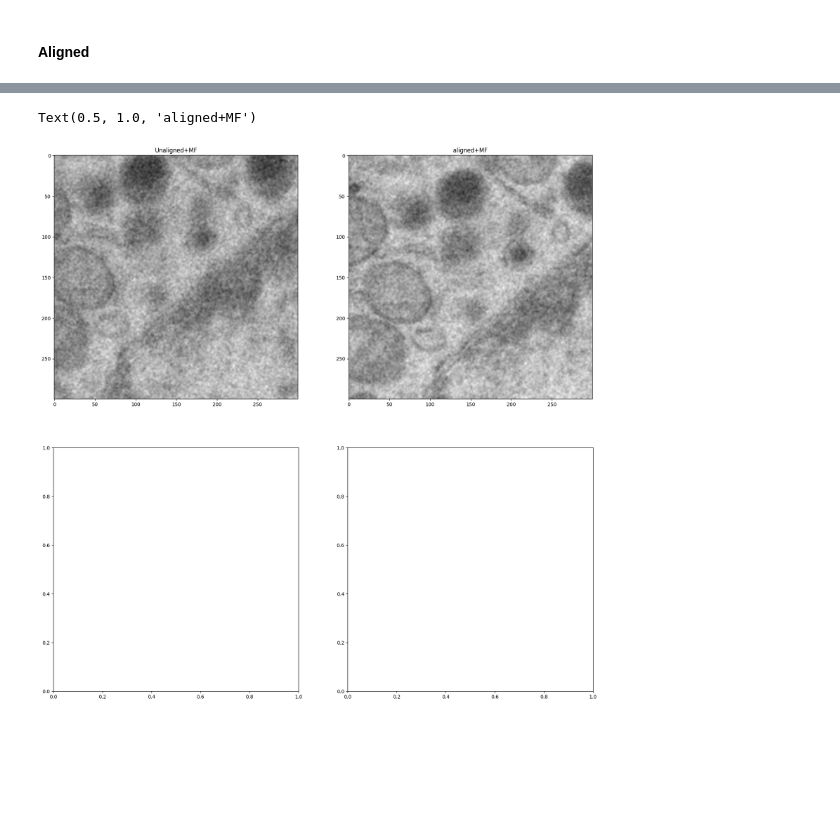
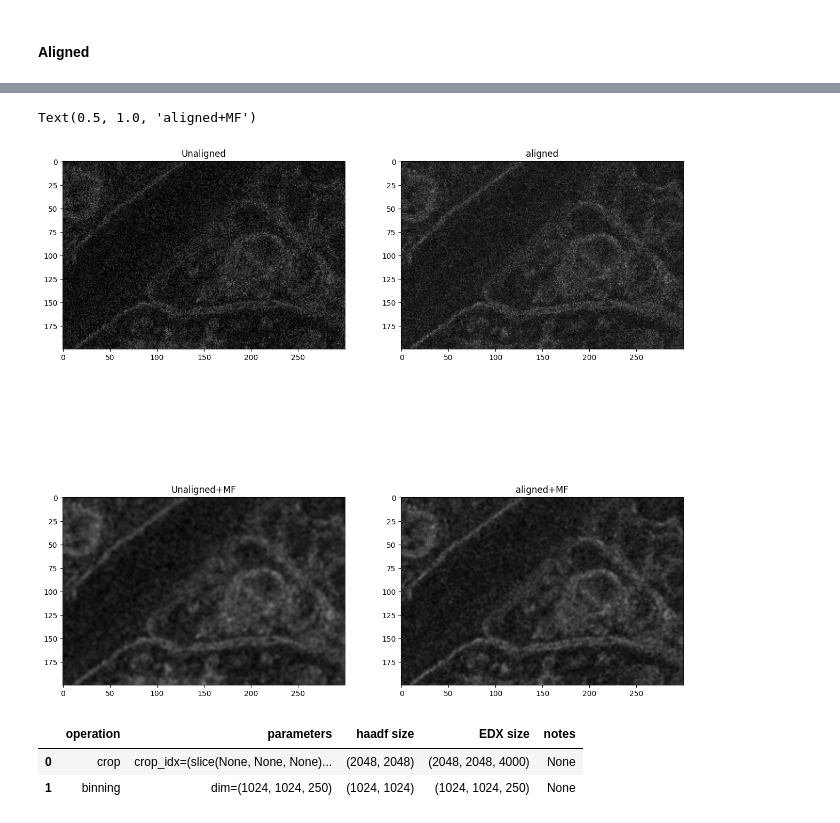
Before and after one commit to amjams/PreHyperspectralEDX, a Jupyter notebook: preprocessing_basic/05_b_alignment_SOFIMA.ipynb, the cells around one changed output, grey strips where cells are left out. Saved outputs shown, nothing was run; the diff lists cells and outputs as text; code cells hidden in the pictures; blank space fills up the shorter version.

```diff
--- a/preprocessing_basic/05_b_alignment_SOFIMA.ipynb
+++ b/preprocessing_basic/05_b_alignment_SOFIMA.ipynb
@@ -72,4 +113,4 @@ with open(f"results/sofima_transforms/{timestamp}_sof_object.pkl", "wb") as f:
 # %%
 import dill as pickle
-with open(f"results/sofima_transforms/20251126_135406_sof_object.pkl", "rb") as f:
+with open(f"results/sofima_transforms/20251201_104453_sof_object.pkl", "rb") as f:
     sof_obj = pickle.load(f)
@@ -136,0 +179,6 @@ Check haadf and edx shapes:  (1948, 1948, 250) (1948, 1948)
+# %%
+del tile_2
+with open('results/preprocessed_edx/20251201_142554_tile_aligned.pkl', 'rb') as file:
+    tile_2 = pickle.load(file)
+
+tile_2.summary()
@@ -139,5 +203,7 @@ Check haadf and edx shapes:  (1948, 1948, 250) (1948, 1948)
 # %%
-tile_3 = tile_1.apply("PCA_bm3d",
-                      parameters={"k": 0, "sigma": 0.1, "poisson": False, "std_scale": True},copy_instance=True)
-tile_4 = tile_2.apply("PCA_bm3d",
-                      parameters={"k": 0, "sigma": 0.1, "poisson": False, "std_scale": True},copy_instance=True)
+tile_3 = tile_1.apply("MeanFilterEDX", parameters={"kernel_size": 3},copy_instance='True')
+tile_4 = tile_2.apply("MeanFilterEDX", parameters={"kernel_size": 3},copy_instance='True')
+
+tiles = [tile_1,tile_2,tile_3,tile_4]
+for tile in tiles:
+    print(tile.summary())
@@ -144,24 +228,28 @@ tile_4 = tile_2.apply("PCA_bm3d",
 # %%
-bands = [3,3,3]
-f, ax = plt.subplots(2,2,figsize=(20,20))
-#x1,x2,y1,y2 = [200,450,150,400]
-x1,x2,y1,y2 = [600,900,600,900]
+bands = [25,25,25]
+f, ax = plt.subplots(2,2,figsize=(15,15))
+x1,x2,y1,y2 = [200,400,150,450]
+#x1,x2,y1,y2 = [800,970,800,970]
+#x1,x2,y1,y2 = [0,1024,0,1024]
+
 
 #ax[0][0].imshow(tile_1.FalseColor(bands)[x1:x2,y1:y2,:])
-ax[0][0].imshow(tile_1.FalseColor(bands)[pad_remove:2048-pad_remove,pad_remove:2048-pad_remove,:][x1:x2,y1:y2,:])
-
+ax[0][0].imshow(tile_1.FalseColor(bands)[x1:x2,y1:y2,:])
 ax[0][1].imshow(tile_2.FalseColor(bands)[x1:x2,y1:y2,:])
 
+ax[1][0].imshow(tile_3.FalseColor(bands)[x1:x2,y1:y2,:])
+ax[1][1].imshow(tile_4.FalseColor(bands)[x1:x2,y1:y2,:])
 
-
-#ax[1][0].imshow(tile_3.FalseColor(bands)[pad_remove:2048-pad_remove,pad_remove:2048-pad_remove,:][x1:x2,y1:y2,:])
-#ax[1][1].imshow(tile_4.FalseColor(bands)[x1:x2,y1:y2,:])
-
-ax[0][0].set_title('Unaligned+MF')
-ax[0][1].set_title('aligned+MF')
-#ax[1][0].set_title('Unaligned+MF+denoise')
-#ax[1][1].set_title('aligned+MF+denoise')
-#ax[1].axis('off')
+ax[0][0].set_title('Unaligned')
+ax[0][1].set_title('aligned')
+ax[1][0].set_title('Unaligned+MF')
+ax[1][1].set_title('aligned+MF')
 # %% [output]
 Text(0.5, 1.0, 'aligned+MF')
-[figure, old version]
+[figure, new version]
+# %%
+tile_1.summary()
+# %% [output]
+|  | operation | parameters | haadf size | EDX size | notes |
+| 0 | crop | crop_idx=(slice(None, None, None)... | (2048, 2048) | (2048, 2048, 4000) | None |
+| 1 | binning | dim=(1024, 1024, 250) | (1024, 1024) | (1024, 1024, 250) | None |
```
Also changed, not shown: parts of 38 cells of this notebook, 3 other files.
